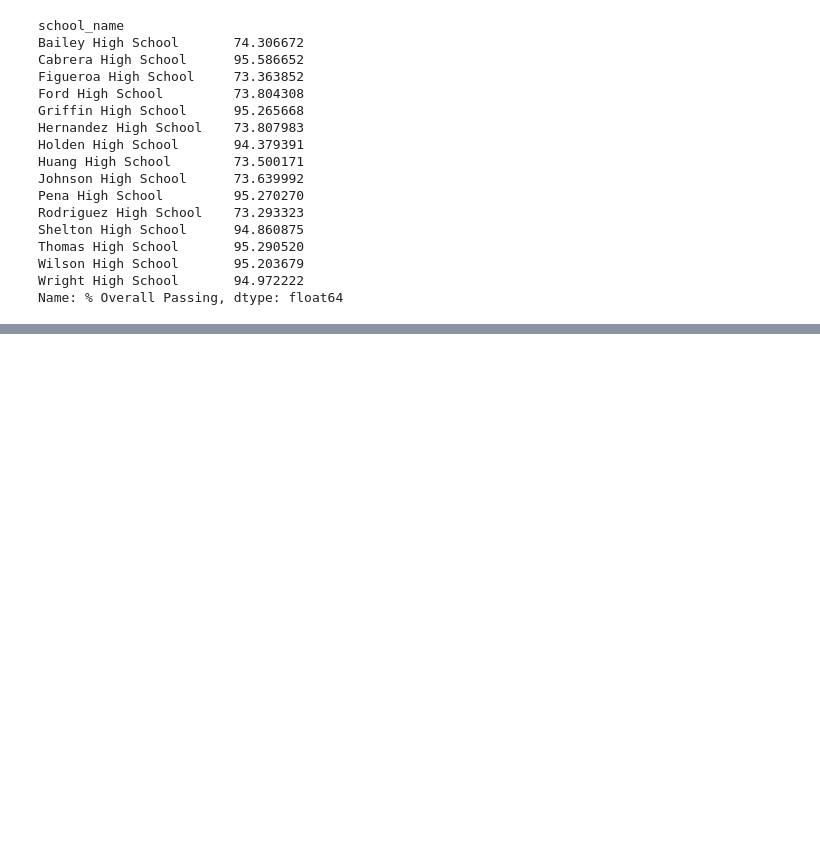
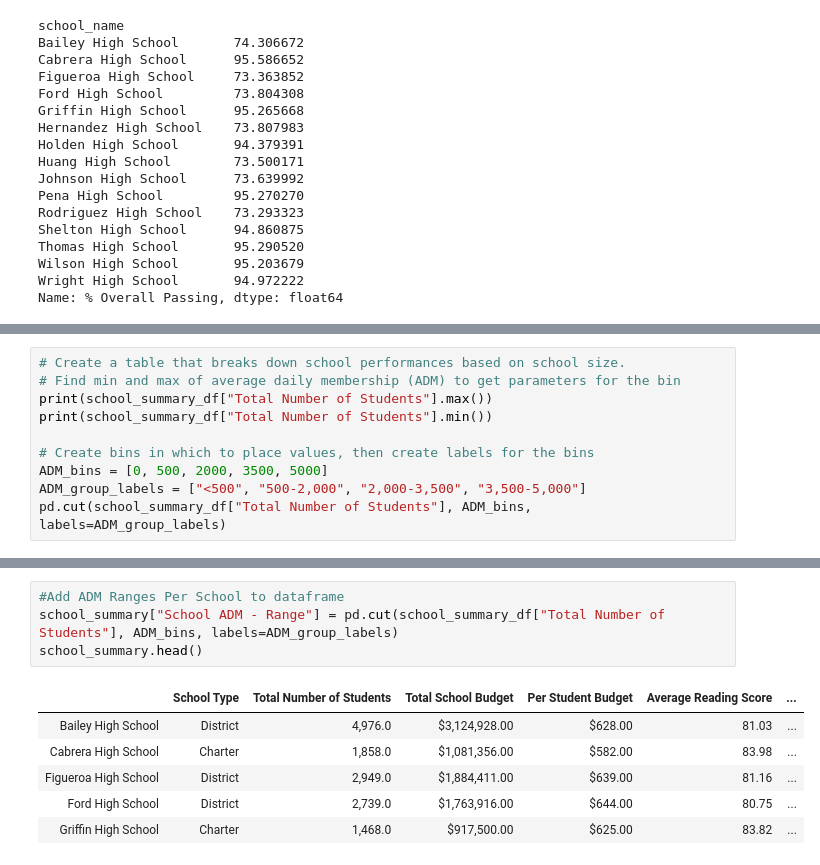
Before and after one commit to erikarberry/pandas-challenge, a Jupyter notebook: PyCitySchools/PyCitySchools.ipynb, the cells around one changed output, grey strips where cells are left out. Saved outputs shown, nothing was run; the diff lists cells and outputs as text; blank space fills up the shorter version.

```diff
--- a/PyCitySchools/PyCitySchools.ipynb
+++ b/PyCitySchools/PyCitySchools.ipynb
@@ -429,0 +556,10 @@ lp_five_schools.head()
+# %%
+# Create a table that breaks down school performances based on school size.
+# Find min and max of average daily membership (ADM) to get parameters for the bin
+print(school_summary_df["Total Number of Students"].max())
+print(school_summary_df["Total Number of Students"].min())
+
+# Create bins in which to place values, then create labels for the bins
+ADM_bins = [0, 500, 2000, 3500, 5000]
+ADM_group_labels = ["<500", "500-2,000", "2,000-3,500", "3,500-5,000"]
+pd.cut(school_summary_df["Total Number of Students"], ADM_bins, labels=ADM_group_labels)
@@ -429,0 +586,11 @@ lp_five_schools.head()
+# %%
+#Add ADM Ranges Per School to dataframe
+school_summary["School ADM - Range"] = pd.cut(school_summary_df["Total Number of Students"], ADM_bins, labels=ADM_group_labels)
+school_summary.head()
+# %% [output]
+|  | School Type | Total Number of Students | Total School Budget | Per Student Budget | Average Reading Score | ... |
+| Bailey High School | District | 4,976.0 | $3,124,928.00 | $628.00 | 81.03 | ... |
+| Cabrera High School | Charter | 1,858.0 | $1,081,356.00 | $582.00 | 83.98 | ... |
+| Figueroa High School | District | 2,949.0 | $1,884,411.00 | $639.00 | 81.16 | ... |
+| Ford High School | District | 2,739.0 | $1,763,916.00 | $644.00 | 80.75 | ... |
+| Griffin High School | Charter | 1,468.0 | $917,500.00 | $625.00 | 83.82 | ... |
```
Also changed, not shown: parts of 11 cells of this notebook.
